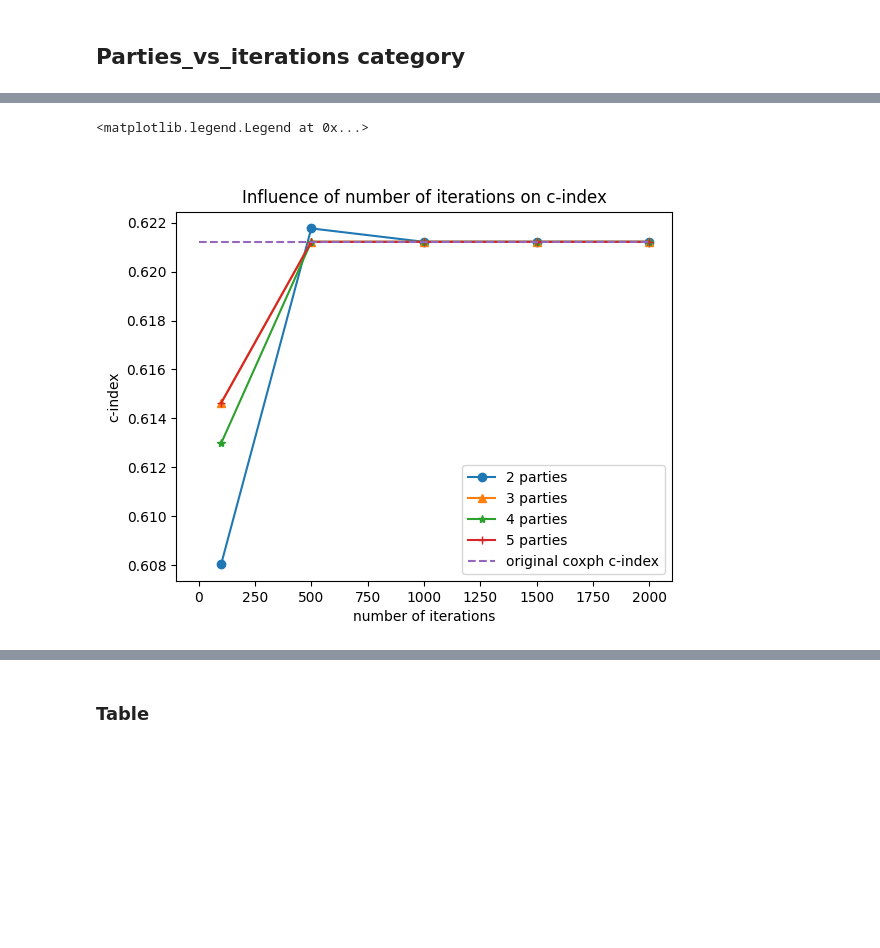
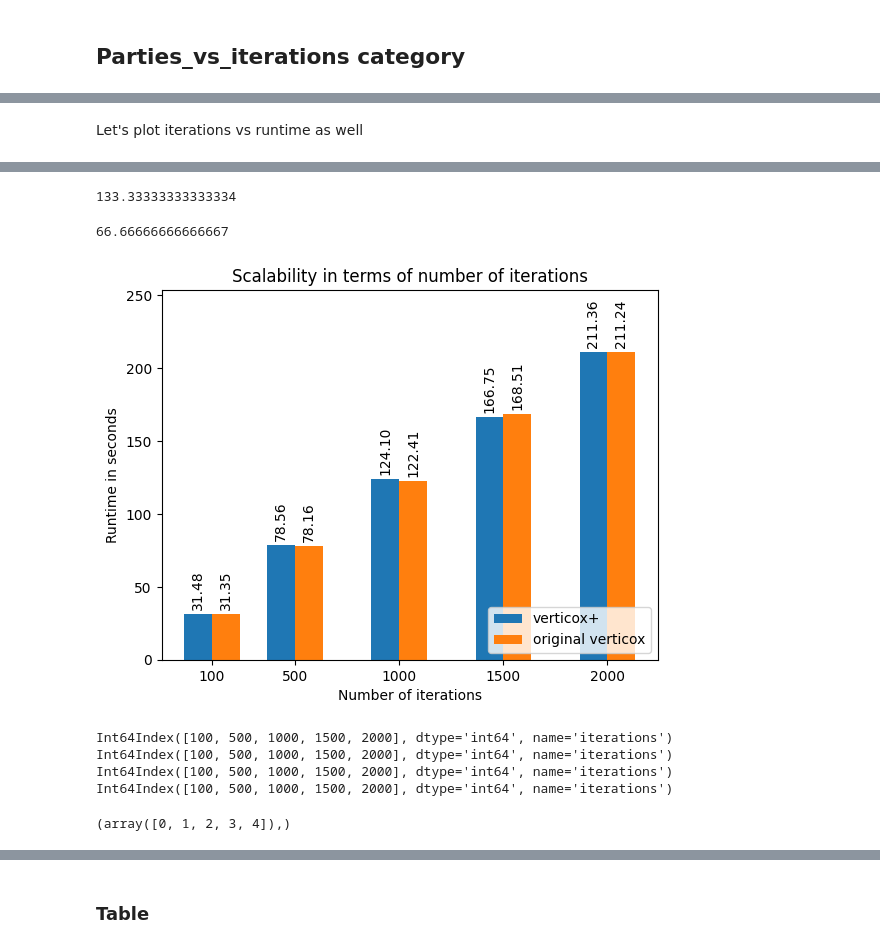
Before and after one commit to CARRIER-project/verticox, a Jupyter notebook: plot_benchmarks_with_c_index.ipynb, the cells around one changed output, grey strips where cells are left out. Cells and saved outputs as stored; diff of their text form; code cells hidden in the pictures; blank space fills up the shorter version.

```diff
--- a/plot_benchmarks_with_c_index.ipynb
+++ b/plot_benchmarks_with_c_index.ipynb
@@ -111,0 +202,10 @@ parties_vs_iterations[["parties", "iterations", "preparation_runtime", "converge
+# %% [markdown]
+Let's plot iterations vs runtime as well
+# %%
+iteration_selection = our_mean_with_original.xs(3, level=0)
+display(iteration_selection)
+
+
+two_bar_plot(iteration_selection.index, iteration_selection.convergence_runtime, "verticox+", iteration_selection.convergence_runtime_original,
+             "original verticox", "Scalability in terms of number of iterations", "Number of iterations","Runtime in seconds")
+# %% [output]
@@ -112,5 +219,16 @@ parties_vs_iterations[["parties", "iterations", "preparation_runtime", "converge
+133.33333333333334
+66.66666666666667
+[figure, added]
+# %%
+for index, group in our_mean.groupby("parties"):
+    print(group.index.get_level_values(1))
+# %% [output]
+Int64Index([100, 500, 1000, 1500, 2000], dtype='int64', name='iterations')
+Int64Index([100, 500, 1000, 1500, 2000], dtype='int64', name='iterations')
+Int64Index([100, 500, 1000, 1500, 2000], dtype='int64', name='iterations')
+Int64Index([100, 500, 1000, 1500, 2000], dtype='int64', name='iterations')
 # %%
-def plot_y_vs_iterations(y: str):
+def plot_y_vs_iterations(column: str, fig=None, ax=None, x_limit=None):
     """
     x axis: iterations
     y: axis: c_index of central (constant) and decentral (multiple points)
@@ -120,24 +238,26 @@ def plot_y_vs_iterations(y: str):
     linestyles = ["--", "-.", ":"]
     markers = ["o", "^", "*", "+"]
 
-    fig, ax = plt.subplots()
+    if ax is None:
+        fig, ax = plt.subplots()
 
-    for idx, (parties, group) in enumerate(parties_vs_iterations.groupby("parties")):
-        ax.plot(group["iterations"], group[y], linestyle="-", marker=markers[idx],
+    for idx, (parties, group) in enumerate(our_mean.groupby("parties")):
+
+        x = group.index.get_level_values(1)
+        y = group[column]
+
+
+        if x_limit is not None:
+            x_idx = (x <= x_limit).nonzero()[0]
+
+            x = x[x_idx]
+            y = y.iloc[x_idx]
+
+        ax.plot(x, y, linestyle="-", marker=markers[idx],
                 label=f"{int(parties)} parties")
 
     return fig, ax
-
-fig, ax = plot_y_vs_iterations("c_index_verticox")
-
-central_x = [0, parties_vs_iterations["iterations"].max()]
-central_y = [parties_vs_iterations["c_index_central"].iloc[0]]*2
-
-ax.plot(central_x, central_y, label="original coxph c-index", linestyle="--")
-ax.set_xlabel("number of iterations")
-ax.set_ylabel("c-index")
-ax.set_title("Influence of number of iterations on c-index")
-plt.legend()
-# %% [output]
-<matplotlib.legend.Legend at 0x...>
-[figure, removed]
+# %%
+(np.arange(10) < 5).nonzero()
+# %% [output]
+(array([0, 1, 2, 3, 4]),)
```
Also changed, not shown: parts of 37 cells of this notebook, 1 other file.
